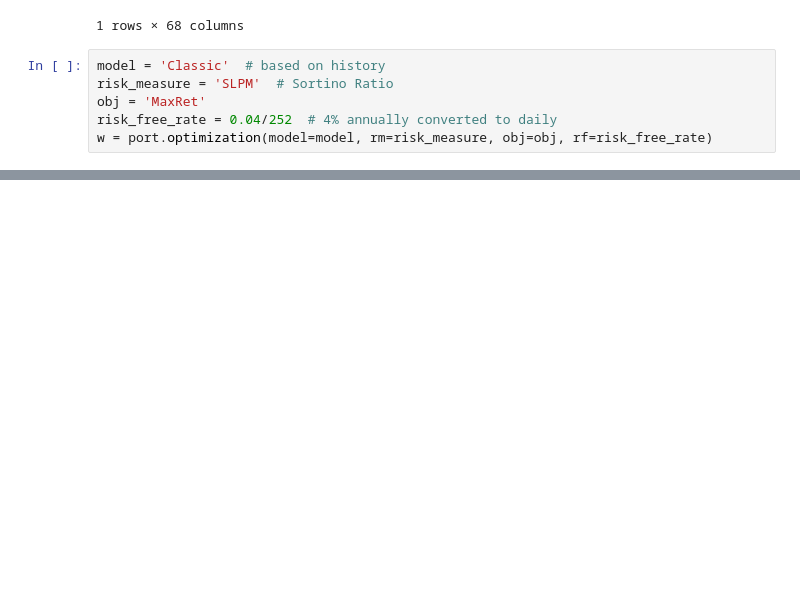
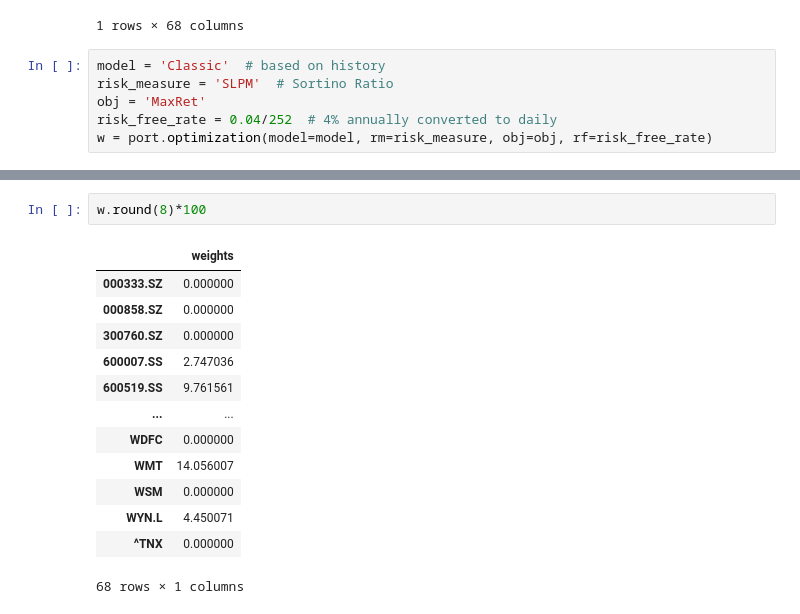
Before and after one commit to aliencaocao/wharton-comp, a Jupyter notebook: portfolio optimization.ipynb, the cells around one changed output, grey strips where cells are left out. Drawn from its saved outputs; the diff is of its cells as text; blank space fills up the shorter version.

```diff
--- a/portfolio optimization.ipynb
+++ b/portfolio optimization.ipynb
@@ -84,0 +89,16 @@ array([<AxesSubplot: title={'center': 'Copyright (c) 2020-2022, Dany Cajas. All
+# %%
+w.round(8)*100
+# %% [output]
+|  | weights |
+| 000333.SZ | 0.000000 |
+| 000858.SZ | 0.000000 |
+| 300760.SZ | 0.000000 |
+| 600007.SS | 2.747036 |
+| 600519.SS | 9.761561 |
+| ... | ... |
+| WDFC | 0.000000 |
+| WMT | 14.056007 |
+| WSM | 0.000000 |
+| WYN.L | 4.450071 |
+| ^TNX | 0.000000 |
+68 rows × 1 columns
```
Also changed, not shown: parts of 7 cells of this notebook, 2 other files.
